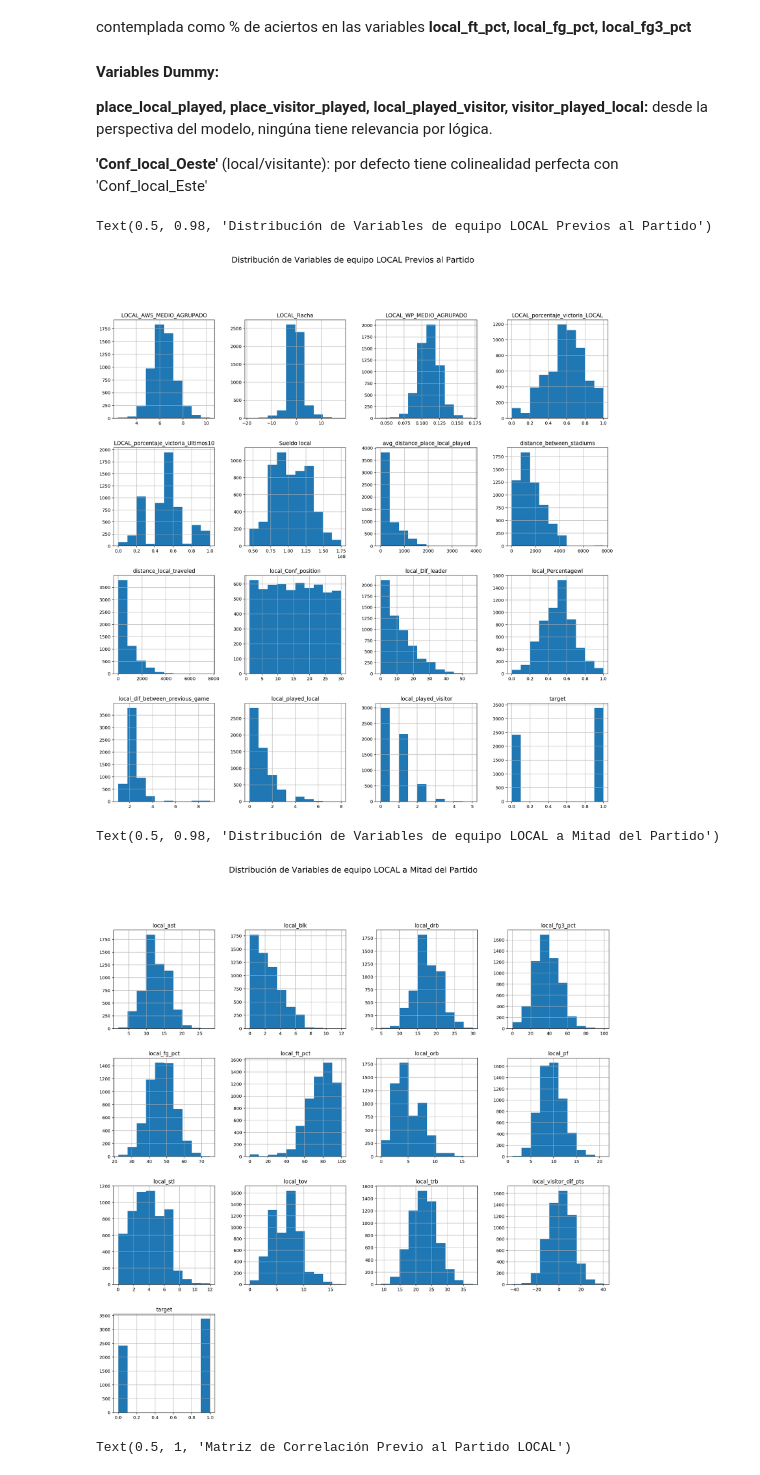
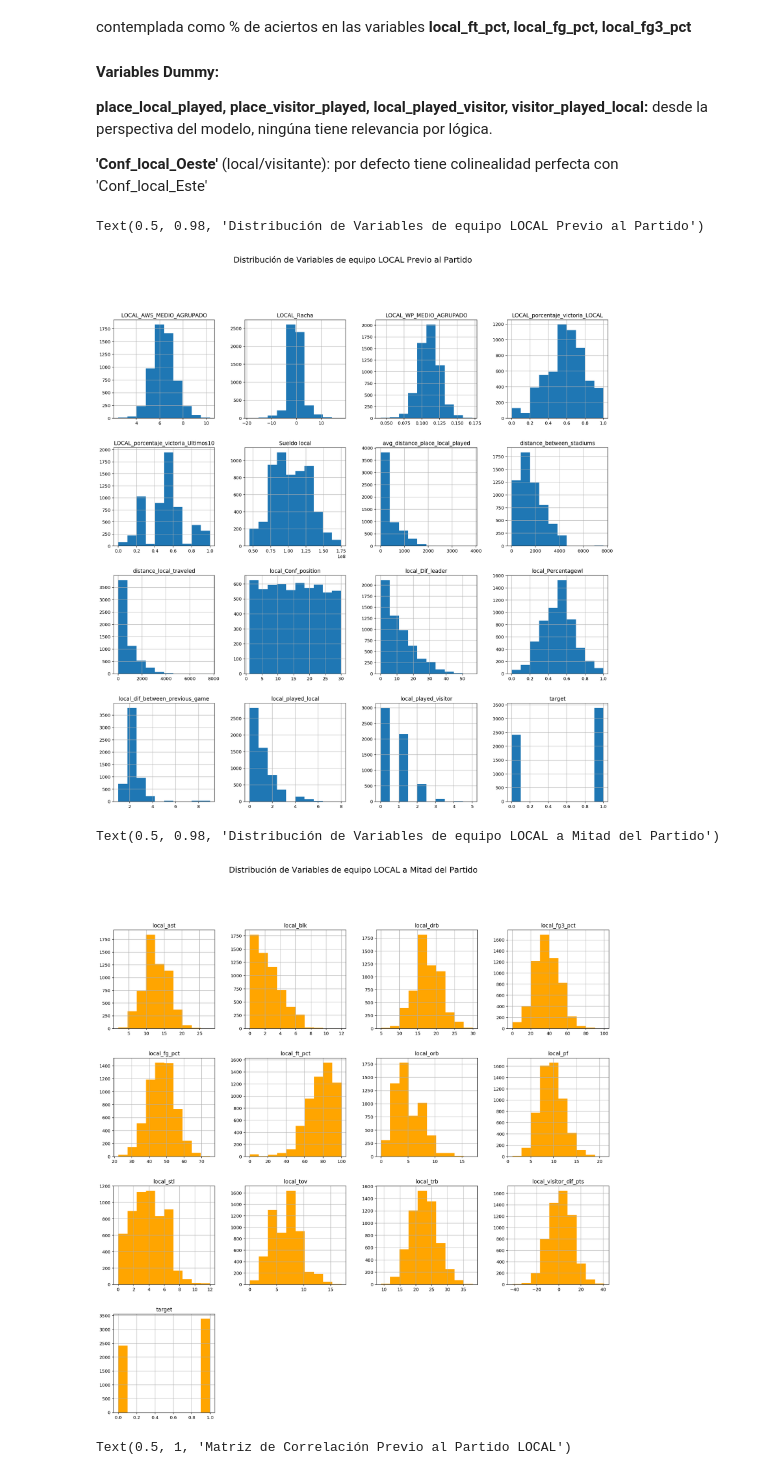
Before and after one commit to bryanDSousa/NBA-game-prediction, a Jupyter notebook: Modelo partidos/partidos_notebook_MODELO_FINAL.ipynb, the cells around one changed output. Drawn from its saved outputs; the diff is of its cells as text; code cells hidden in the pictures.

```diff
--- a/Modelo partidos/partidos_notebook_MODELO_FINAL.ipynb
+++ b/Modelo partidos/partidos_notebook_MODELO_FINAL.ipynb
@@ -346,18 +254,18 @@ Las dos últimas corresponden con los puntos del local y el visitante (oponente)
 %matplotlib inline
 prev_data_local.hist(figsize = (20, 20))
 matplotlib.axes.Axes.remove
-plt.suptitle('Distribución de Variables de equipo LOCAL Previos al Partido', fontsize = 18)
+plt.suptitle('Distribución de Variables de equipo LOCAL Previo al Partido', fontsize = 18)
 # %% [output]
-Text(0.5, 0.98, 'Distribución de Variables de equipo LOCAL Previos al Partido')
+Text(0.5, 0.98, 'Distribución de Variables de equipo LOCAL Previo al Partido')
 [figure]
 # %%
 %matplotlib inline
-game_data_local.hist(figsize = (20, 20))
+game_data_local.hist(figsize = (20, 20), color="orange")
 matplotlib.axes.Axes.remove
 plt.suptitle('Distribución de Variables de equipo LOCAL a Mitad del Partido', fontsize = 18)
 # %% [output]
 Text(0.5, 0.98, 'Distribución de Variables de equipo LOCAL a Mitad del Partido')
-[figure, old version]
+[figure, new version]
 # %%
 %matplotlib inline
 # Heatmap PREV LOCAL
```
Also changed, not shown: parts of 59 cells of this notebook, 4 other files.
